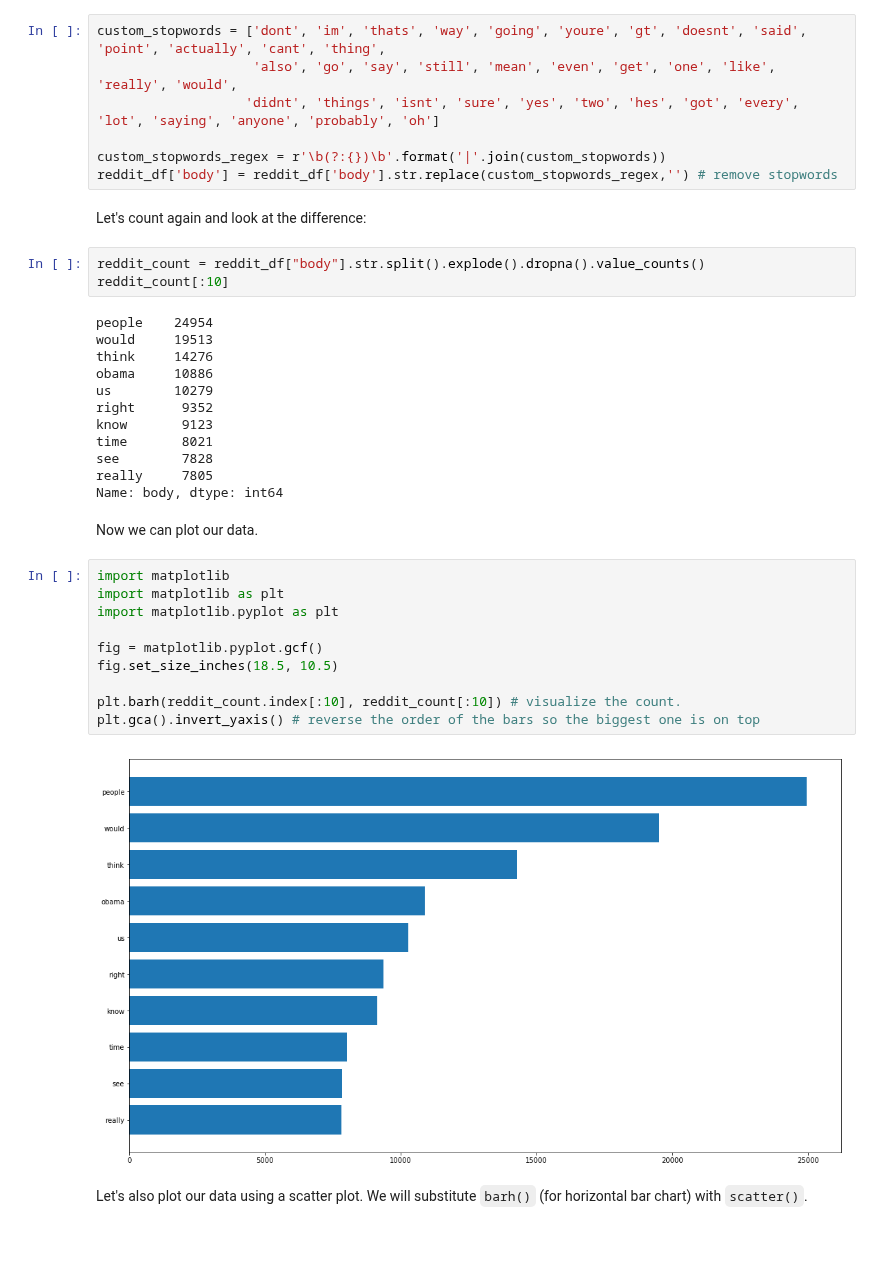
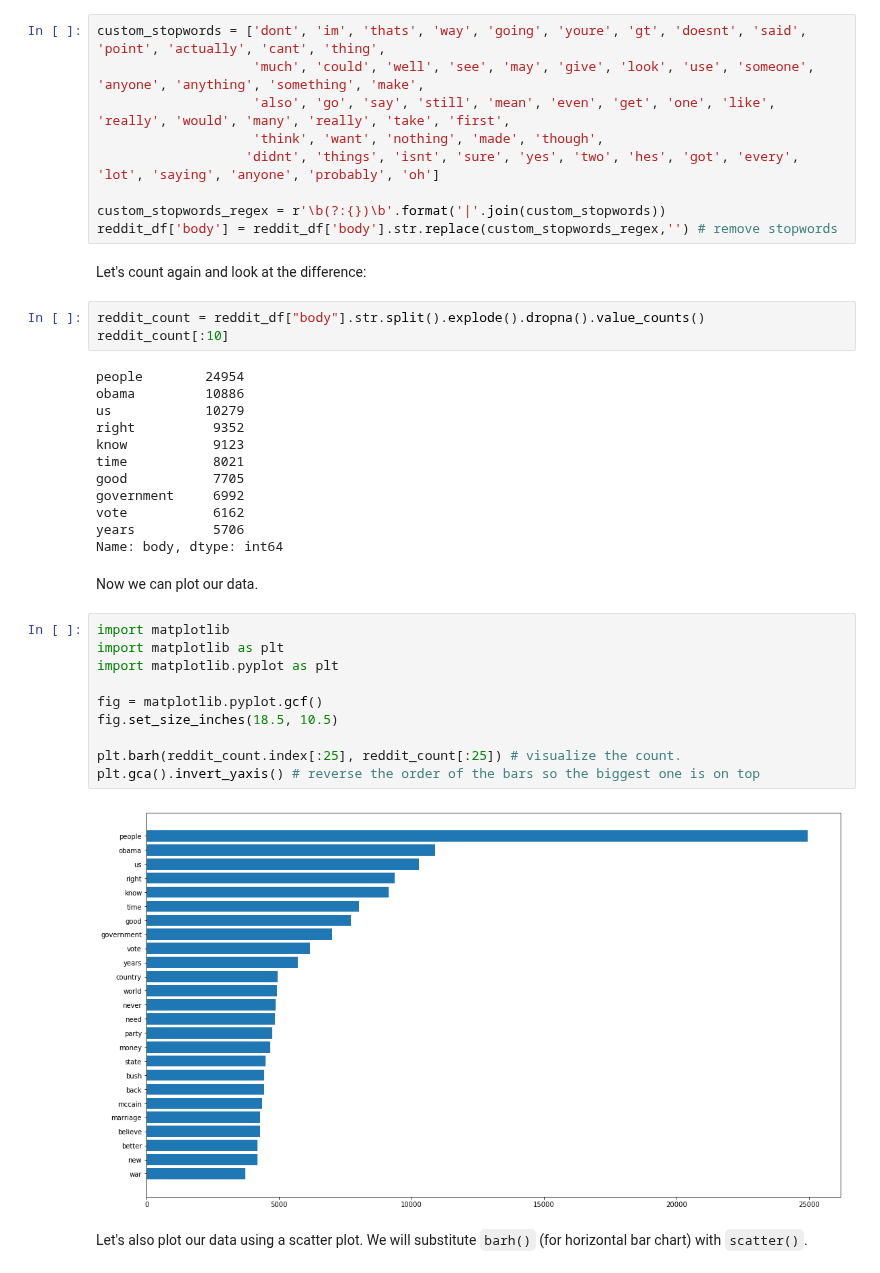
Before and after one commit to stephbuon/digital-history, a Jupyter notebook: hist3368-week5-plotting-change-over-time/hist3368-week5-access-data.ipynb, the cells around one changed output. Drawn from its saved outputs; the diff is of its cells as text; blank space fills up the shorter version.

```diff
--- a/hist3368-week5-plotting-change-over-time/hist3368-week5-access-data.ipynb
+++ b/hist3368-week5-plotting-change-over-time/hist3368-week5-access-data.ipynb
@@ -455,7 +455,9 @@ Data scientists often call these bloat words "stop words" and remove them from t
 > Note: removing stop words requires careful consideration. The following list removes pronouns like "he" or "she," which is useful here, but would be detrimental for an analysis on gender.
 # %%
 custom_stopwords = ['dont', 'im', 'thats', 'way', 'going', 'youre', 'gt', 'doesnt', 'said', 'point', 'actually', 'cant', 'thing',
-                    'also', 'go', 'say', 'still', 'mean', 'even', 'get', 'one', 'like', 'really', 'would',
+                    'much', 'could', 'well', 'see', 'may', 'give', 'look', 'use', 'someone', 'anyone', 'anything', 'something', 'make',
+                    'also', 'go', 'say', 'still', 'mean', 'even', 'get', 'one', 'like', 'really', 'would', 'many', 'really', 'take', 'first',
+                    'think', 'want', 'nothing', 'made', 'though',
                    'didnt', 'things', 'isnt', 'sure', 'yes', 'two', 'hes', 'got', 'every', 'lot', 'saying', 'anyone', 'probably', 'oh']
 
 custom_stopwords_regex = r'\b(?:{})\b'.format('|'.join(custom_stopwords))
@@ -466,31 +468,31 @@ Let's count again and look at the difference:
 reddit_count = reddit_df["body"].str.split().explode().dropna().value_counts()
 reddit_count[:10]
 # %% [output]
-people    24954
-would     19513
-think     14276
-obama     10886
-us        10279
-right      9352
-know       9123
-time       8021
-see        7828
-really     7805
+people        24954
+obama         10886
+us            10279
+right          9352
+know           9123
+time           8021
+good           7705
+government     6992
+vote           6162
+years          5706
 Name: body, dtype: int64
 # %% [markdown]
 Now we can plot our data.
 # %%
 import matplotlib
 import matplotlib as plt
 import matplotlib.pyplot as plt
 
 fig = matplotlib.pyplot.gcf()
 fig.set_size_inches(18.5, 10.5)
 
-plt.barh(reddit_count.index[:10], reddit_count[:10]) # visualize the count.
+plt.barh(reddit_count.index[:25], reddit_count[:25]) # visualize the count.
 plt.gca().invert_yaxis() # reverse the order of the bars so the biggest one is on top
 # %% [output]
-[figure, old version]
+[figure, new version]
 # %% [markdown]
 Let's also plot our data using a scatter plot. We will substitute `barh()` (for horizontal bar chart) with `scatter()`.
 # %%
```
Also changed, not shown: parts of 1 cell of this notebook.
